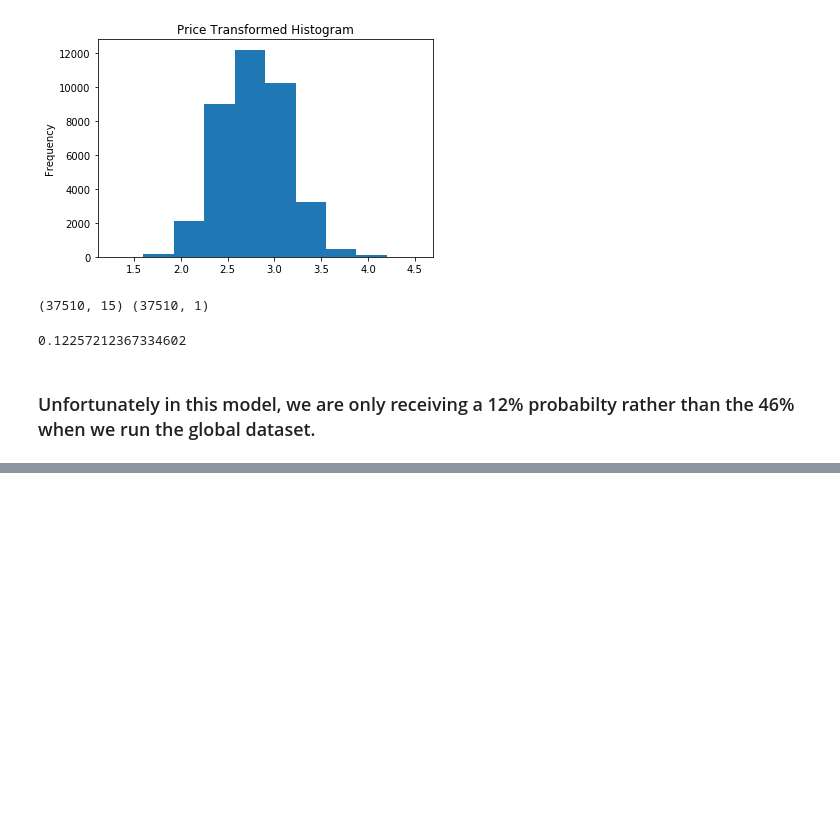
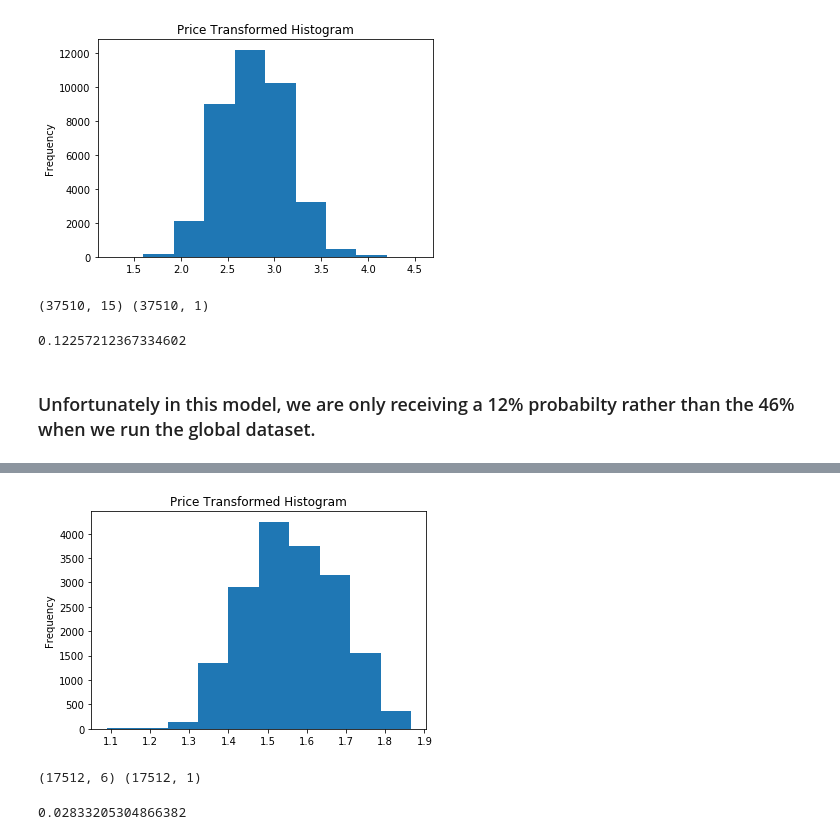
Before and after one commit to miladdavoodi9/Wine_Pricing_Model, a Jupyter notebook: ML.ipynb, the cells around one changed output, grey strips where cells are left out. Saved outputs shown, nothing was run; the diff lists cells and outputs as text; code cells hidden in the pictures; blank space fills up the shorter version.

```diff
--- a/ML.ipynb
+++ b/ML.ipynb
@@ -353,0 +410,21 @@ strong multicollinearity problems or that the design matrix is singular.
+# %%
+#Run histogram on new transformed Price
+france_enc.price_transformed.plot.hist()
+plt.title('Price Transformed Histogram')
+plt.show()
+# %% [output]
+[figure, added]
+# %%
+X = france_enc.drop(['price_transformed', 'points'], axis='columns')
+y = france_enc.price_transformed.values.reshape(-1,1)
+print(X.shape, y.shape)
+# %% [output]
+(17512, 6) (17512, 1)
+# %%
+from sklearn.linear_model import LinearRegression
+model = LinearRegression(normalize=True)
+model.fit(X, y)
+# model.fit(X_train_scaled, y_train_scaled)
+model.score(X, y)
+# %% [output]
+0.02833205304866382
```
Also changed, not shown: parts of 15 cells of this notebook.
